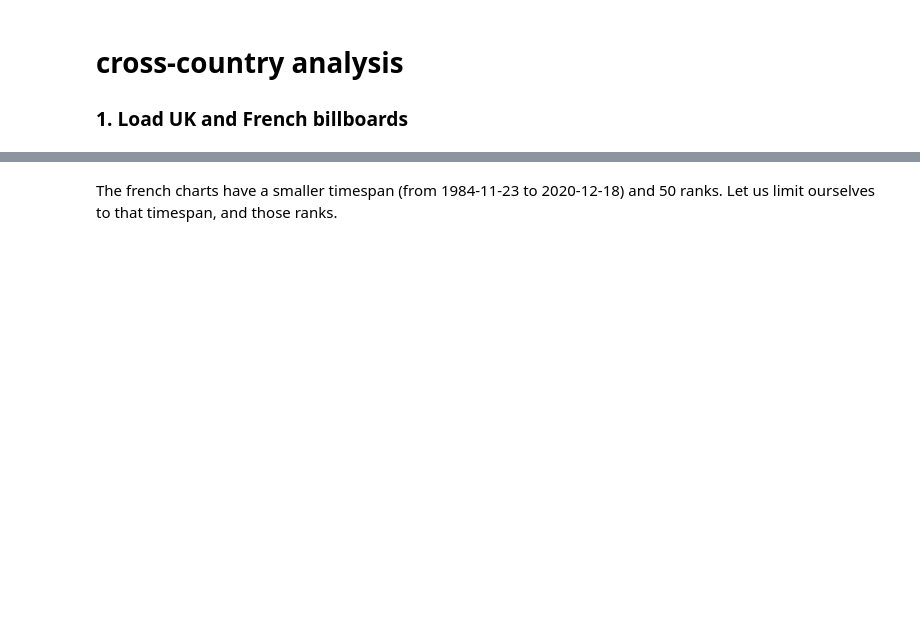
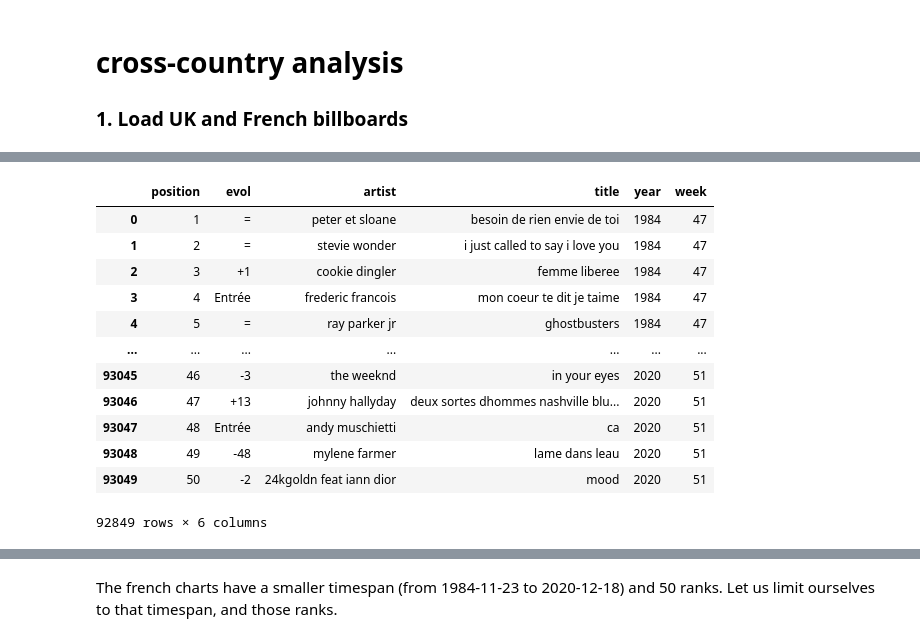
Before and after one commit to tbrugere/ECE143, a Jupyter notebook: notebooks/ECE143Project.ipynb, the cells around one changed output, grey strips where cells are left out. Drawn from its saved outputs; the diff is of its cells as text; code cells hidden in the pictures; blank space fills up the shorter version.

```diff
--- a/notebooks/ECE143Project.ipynb
+++ b/notebooks/ECE143Project.ipynb
@@ -2198,9 +2210,23 @@ FileNotFoundError: [Errno 2] No such file or directory: '/content/drive/My Drive
 # %%
-fr_charts = pd.read_csv('/content/drive/My Drive/ECE 143 Project/datasets/french_charts.csv', index_col=0,
+fr_charts = pd.read_csv(data_dir / 'french_charts.csv', index_col=0,
                         dtype= {"evol":"category", "artist":"string", "title":"string"})
 fr_charts = fr_charts.drop_duplicates().dropna()
 fr_charts = clean(fr_charts, ["title", "artist"])
 fr_charts
+# %% [output]
+|  | position | evol | artist | title | year | week |
+| 0 | 1 | = | peter et sloane | besoin de rien envie de toi | 1984 | 47 |
+| 1 | 2 | = | stevie wonder | i just called to say i love you | 1984 | 47 |
+| 2 | 3 | +1 | cookie dingler | femme liberee | 1984 | 47 |
+| 3 | 4 | Entrée | frederic francois | mon coeur te dit je taime | 1984 | 47 |
+| 4 | 5 | = | ray parker jr | ghostbusters | 1984 | 47 |
+| ... | ... | ... | ... | ... | ... | ... |
+| 93045 | 46 | -3 | the weeknd | in your eyes | 2020 | 51 |
+| 93046 | 47 | +13 | johnny hallyday | deux sortes dhommes nashville blu... | 2020 | 51 |
+| 93047 | 48 | Entrée | andy muschietti | ca | 2020 | 51 |
+| 93048 | 49 | -48 | mylene farmer | lame dans leau | 2020 | 51 |
+| 93049 | 50 | -2 | 24kgoldn feat iann dior | mood | 2020 | 51 |
+92849 rows × 6 columns
 # %%
 us_charts = bill.copy()
 #us_charts.date.astype("date")
```
Also changed, not shown: parts of 7 cells of this notebook.
